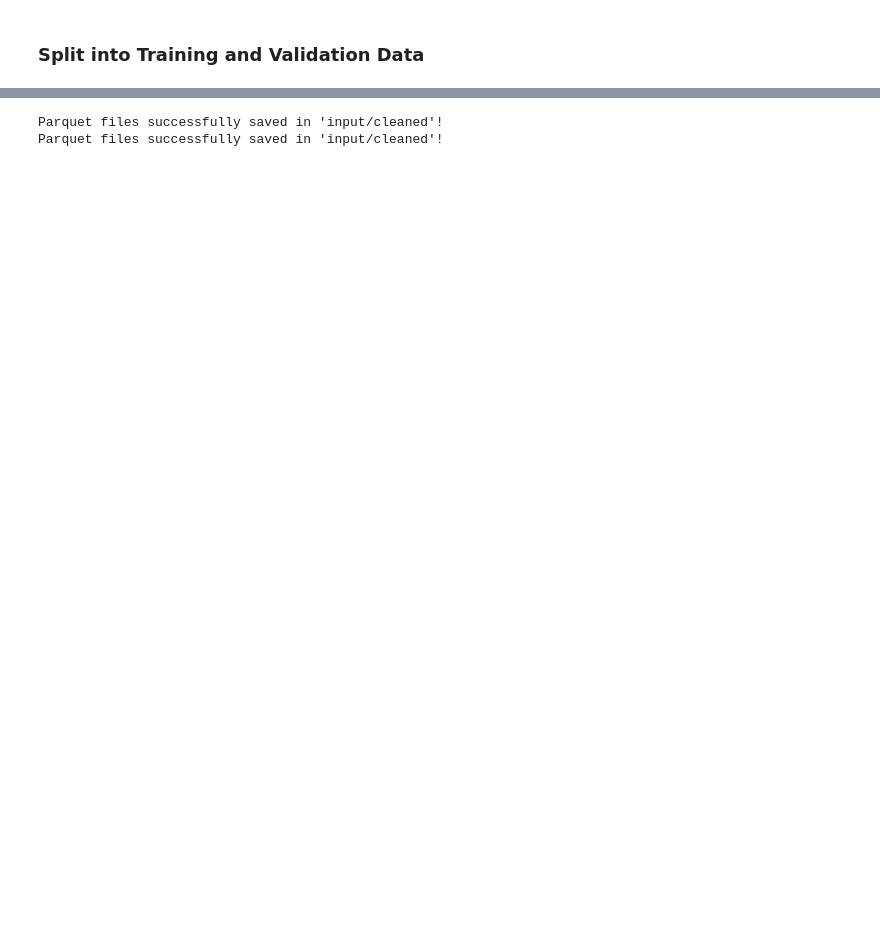
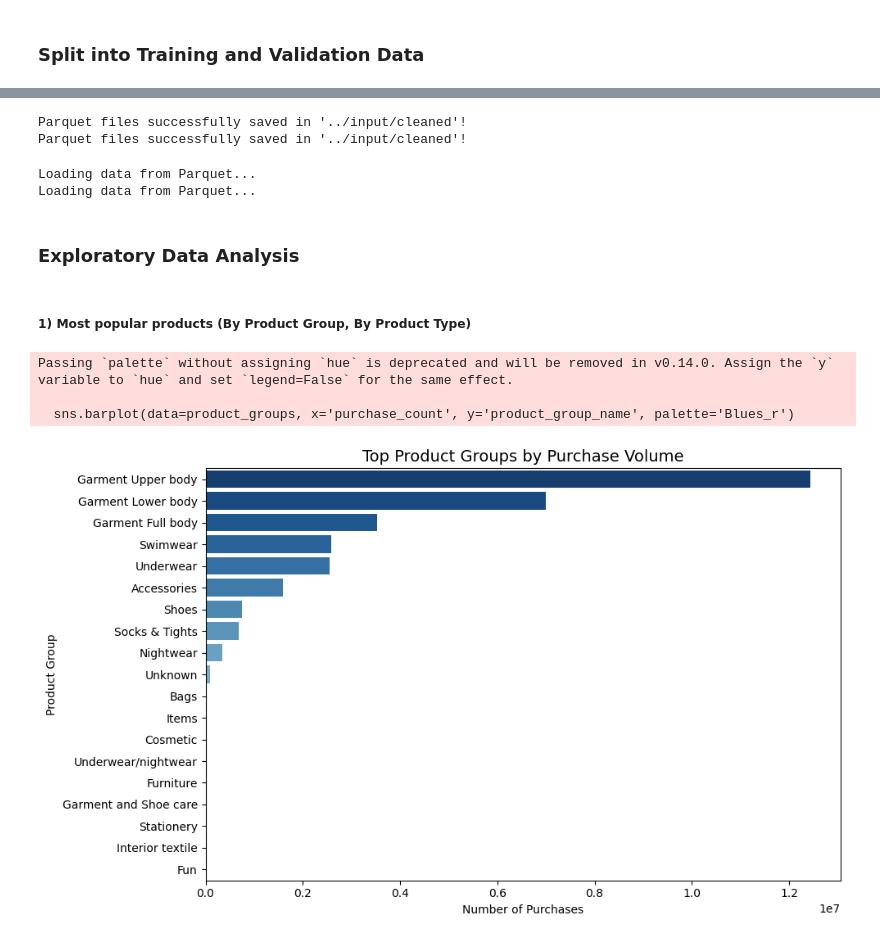
Before and after one commit to GayathriRenganathan/hm-fashion-recommendation, a Jupyter notebook: notebooks/data_cleaning.ipynb, the cells around one changed output, grey strips where cells are left out. Cells and saved outputs as stored; diff of their text form; code cells hidden in the pictures; blank space fills up the shorter version.

```diff
--- a/notebooks/data_cleaning.ipynb
+++ b/notebooks/data_cleaning.ipynb
@@ -448,22 +474,42 @@ Validation target window: 2020-09-16 to 2020-09-22
 # %%
-def save_transactions_as_parquet(df, cleaned_df_name):
-    cleaned_df_folder = "../input/cleaned"
+cleaned_df_folder = "../input/cleaned"
+
+def save_as_parquet(df, cleaned_df_name):
 
     # Create the directory if it doesn't exist
     os.makedirs(cleaned_df_folder, exist_ok=True)
     # Save as parquet
     df.to_parquet(cleaned_df_folder + "/" + cleaned_df_name + ".parquet", index=False)
 
+    print("Parquet files successfully saved in '" + cleaned_df_folder + "'!")
 
-    print("Parquet files successfully saved in '" + cleaned_df_folder + "'!")
 
 def load_from_parquet(cleaned_df_name):
     print("Loading data from Parquet...")
-    cleaned_df_folder = "input/cleaned"
     return pd.read_parquet(cleaned_df_folder + "/" + cleaned_df_name + ".parquet")
 # %%
-save_transactions_as_parquet(trans_train, "train_transactions")
-save_transactions_as_parquet(trans_val, "val_transactions")
+save_as_parquet(train_transactions, "train_transactions")
+save_as_parquet(val_transactions, "val_transactions")
+save_as_parquet(train_articles, "train_articles")
+save_as_parquet(val_articles, "val_articles")
+save_as_parquet(train_customers, "train_customers")
+save_as_parquet(val_customers, "val_customers")
 # %% [output]
-Parquet files successfully saved in 'input/cleaned'!
-Parquet files successfully saved in 'input/cleaned'!
+Parquet files successfully saved in '../input/cleaned'!
+Parquet files successfully saved in '../input/cleaned'!
+# %%
+cols_needed = ['t_dat', 'customer_id', 'article_id']
+
+train_transactions = pd.read_parquet(
+    "../input/cleaned/train_transactions.parquet",
+    columns=cols_needed
+)
+train_articles = load_from_parquet("train_articles")
+train_customers = load_from_parquet("train_customers")
+# %% [output]
+Loading data from Parquet...
+Loading data from Parquet...
+# %% [markdown]
+### Exploratory Data Analysis
+# %% [markdown]
+##### 1) Most popular products (By Product Group, By Product Type)
@@ -469,0 +520,27 @@ Parquet files successfully saved in 'input/cleaned'!
+# %%
+article_to_group = train_articles.set_index('article_id')['product_group_name'].to_dict()
+product_groups = (
+    train_transactions['article_id']
+    .map(article_to_group)
+    .value_counts()
+    .reset_index(name='count')
+)
+
+# Rename the columns of the top_article_counts DataFrame
+product_groups.columns = ['product_group_name', 'purchase_count']
+
+
+product_groups.head(10)
+
+plt.figure(figsize=(10, 6))
+sns.barplot(data=product_groups, x='purchase_count', y='product_group_name', palette='Blues_r')
+plt.title('Top Product Groups by Purchase Volume', fontsize=14)
+plt.xlabel('Number of Purchases')
+plt.ylabel('Product Group')
+plt.tight_layout()
+plt.show()
+# %% [output]
+Passing `palette` without assigning `hue` is deprecated and will be removed in v0.14.0. Assign the `y` variable to `hue` and set `legend=False` for the same effect.
+
+  sns.barplot(data=product_groups, x='purchase_count', y='product_group_name', palette='Blues_r')
+[figure, added]
```
Also changed, not shown: parts of 24 cells of this notebook, 10 other files.
